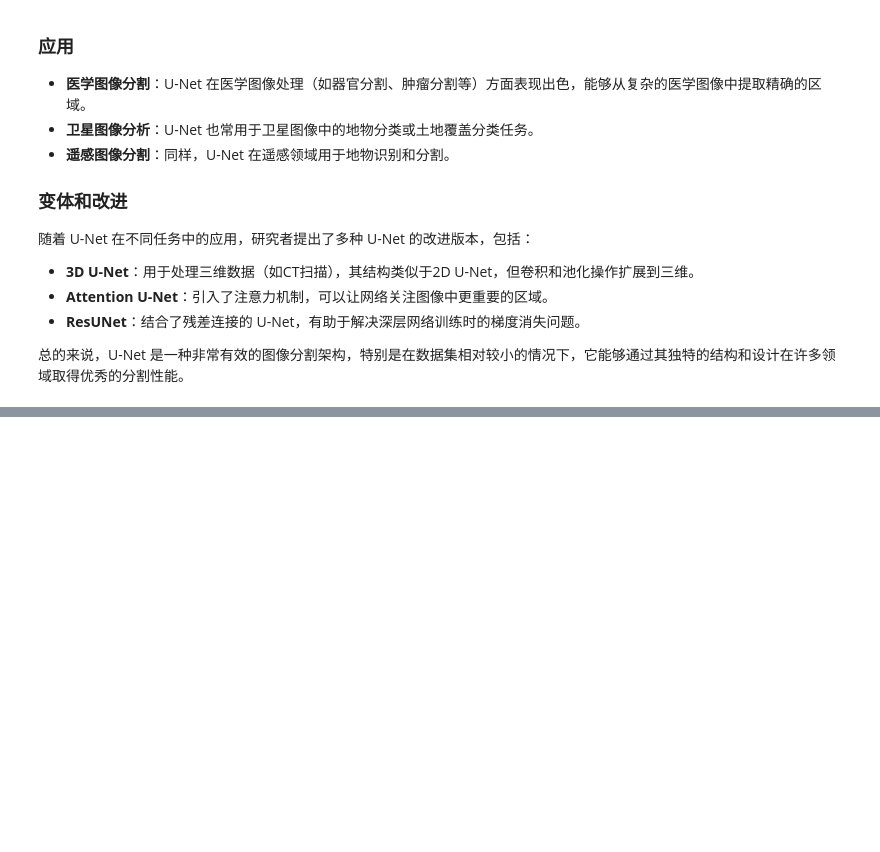
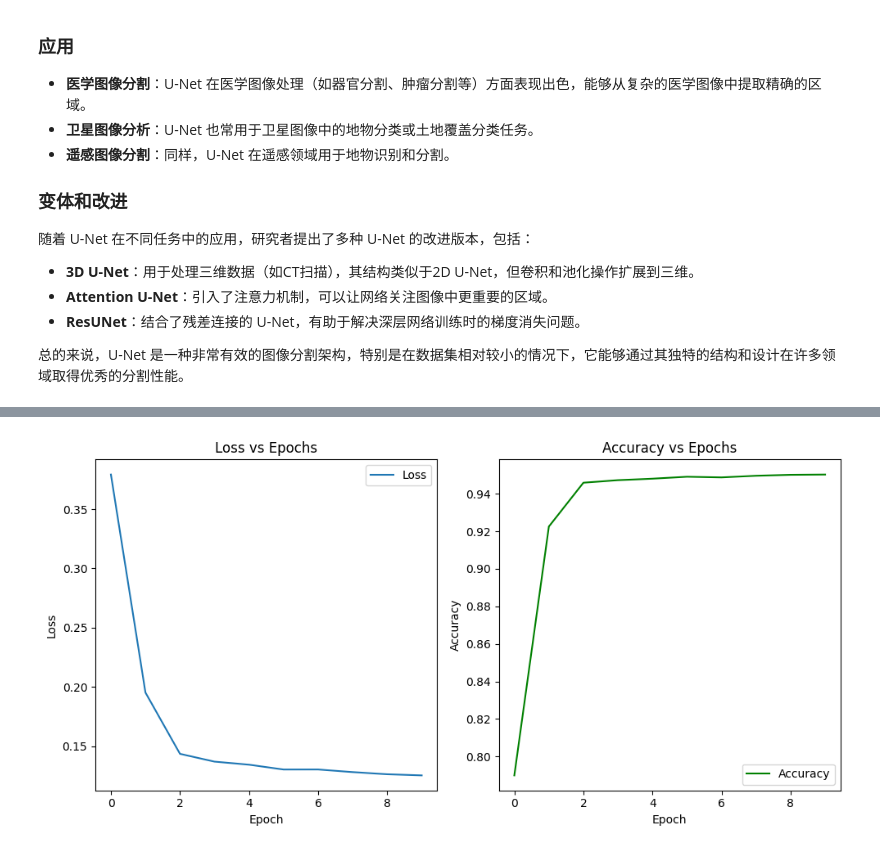
Before and after one commit to mannersglee/parallel-cross-ppi, a Jupyter notebook: landslide/U-Net.ipynb, the cells around one changed output, grey strips where cells are left out. Saved outputs shown, nothing was run; the diff lists cells and outputs as text; code cells hidden in the pictures; blank space fills up the shorter version.

```diff
--- a/landslide/U-Net.ipynb
+++ b/landslide/U-Net.ipynb
@@ -50,8 +50,10 @@ from torchvision import transforms
 from PIL import Image
 import os
 import numpy as np
+import matplotlib.pyplot as plt
 from tqdm import tqdm
 
+# UNet网络模型定义（与原始代码保持一致）
 class UNet(nn.Module):
     def __init__(self, in_channels=3, out_channels=1):
         super(UNet, self).__init__()
@@ -94,6 +96,7 @@ class UNet(nn.Module):
         x3 = self.decoder(x2)
         return self.final_conv(x3)
 
+# 数据集定义（与原始代码保持一致）
 class TargetDetectionDataset(Dataset):
     def __init__(self, img_folder, label_folder, transform=None):
         self.img_folder = img_folder
@@ -130,11 +133,26 @@ transform = transforms.Compose([
     transforms.ToTensor(),
 ])
 
-# 训练函数
+# 准确率计算函数
+def compute_accuracy(outputs, labels):
+    # 将输出值转换为0或1
+    predicted = (torch.sigmoid(outputs) > 0.5).float()
+    correct = (predicted == labels).float()
+    accuracy = correct.sum() / correct.numel()
+    return accuracy
+
+# 训练函数，记录损失和准确率
 def train(model, train_loader, criterion, optimizer, num_epochs=10):
     model.train()
+
+    # 用于记录损失和准确率
+    epoch_losses = []
+    epoch_accuracies = []
+
     for epoch in range(num_epochs):
         running_loss = 0.0
+        running_accuracy = 0.0
+
         for imgs, labels in tqdm(train_loader, desc=f"Epoch {epoch+1}/{num_epochs}"):
             imgs, labels = imgs.cuda(), labels.cuda()
 
@@ -145,9 +163,19 @@ def train(model, train_loader, criterion, optimizer, num_epochs=10):
             loss.backward()
             optimizer.step()
 
+            # 计算当前batch的准确率
+            accuracy = compute_accuracy(outputs, labels)
+
             running_loss += loss.item()
+            running_accuracy += accuracy.item()
 
-        print(f"Epoch [{epoch+1}/{num_epochs}], Loss: {running_loss/len(train_loader)}")
+        # 计算每个epoch的平均损失和准确率
+        epoch_losses.append(running_loss / len(train_loader))
+        epoch_accuracies.append(running_accuracy / len(train_loader))
+
+        print(f"Epoch [{epoch+1}/{num_epochs}], Loss: {running_loss/len(train_loader):.4f}, Accuracy: {running_accuracy/len(train_loader):.4f}")
+
+    return epoch_losses, epoch_accuracies
 
 # 数据加载
 train_dataset = TargetDetectionDataset(
@@ -155,7 +183,7 @@ train_dataset = TargetDetectionDataset(
     label_folder='label',
     transform=transform
 )
-train_loader = DataLoader(train_dataset, batch_size=1, shuffle=True)
+train_loader = DataLoader(train_dataset, batch_size=8, shuffle=True)
 
 # 初始化模型
 model = UNet(in_channels=3, out_channels=1).cuda()
@@ -164,6 +192,26 @@ model = UNet(in_channels=3, out_channels=1).cuda()
 criterion = nn.BCEWithLogitsLoss()  # 二分类损失函数
 optimizer = optim.Adam(model.parameters(), lr=1e-4)
 
-# 训练模型
-train(model, train_loader, criterion, optimizer, num_epochs=10)
+# 训练模型并记录损失和准确率
+epoch_losses, epoch_accuracies = train(model, train_loader, criterion, optimizer, num_epochs=10)
+
+# 绘制loss-epoch曲线
+plt.figure(figsize=(10, 5))
+plt.subplot(1, 2, 1)
+plt.plot(epoch_losses, label='Loss')
+plt.title('Loss vs Epochs')
+plt.xlabel('Epoch')
+plt.ylabel('Loss')
+plt.legend()
+
+# 绘制accuracy-epoch曲线
+plt.subplot(1, 2, 2)
+plt.plot(epoch_accuracies, label='Accuracy', color='green')
+plt.title('Accuracy vs Epochs')
+plt.xlabel('Epoch')
+plt.ylabel('Accuracy')
+plt.legend()
+
+plt.tight_layout()
+plt.show()
 # %% [output]
@@ -174,0 +228 @@ KeyboardInterrupt:
+[figure, added]
```
Also changed, not shown: parts of 2 cells of this notebook, 11 other files.
